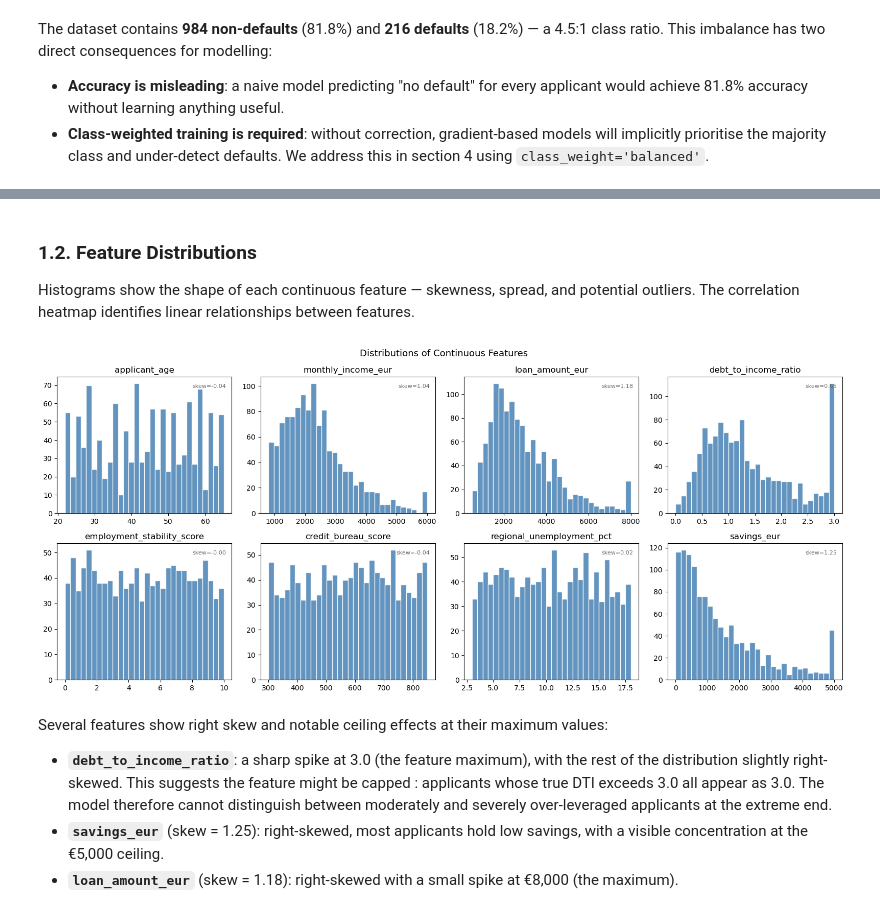
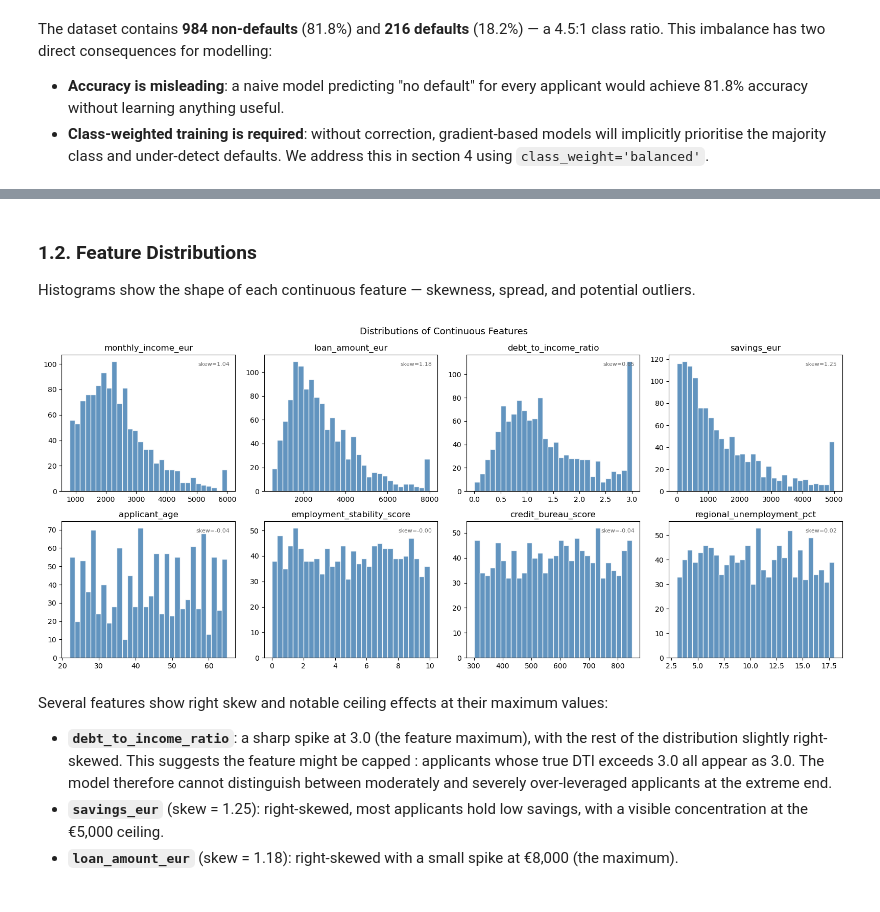
Before and after one commit to Than0316/ClearCredit, a Jupyter notebook: ML_final_project_B.ipynb, the cells around one changed output, grey strips where cells are left out. Cells and saved outputs as stored; diff of their text form; code cells hidden in the pictures.

```diff
--- a/ML_final_project_B.ipynb
+++ b/ML_final_project_B.ipynb
@@ -202,28 +242,28 @@ The dataset contains **984 non-defaults** (81.8%) and **216 defaults** (18.2%)
 # %% [markdown]
 ### 1.2. Feature Distributions
 
-Histograms show the shape of each continuous feature — skewness, spread, and potential outliers. The correlation heatmap identifies linear relationships between features.
+Histograms show the shape of each continuous feature — skewness, spread, and potential outliers.
 # %%
 # Histogram to show distrubution of continuous features
-continuous_cols = ['applicant_age', 'monthly_income_eur', 'loan_amount_eur',
-                   'debt_to_income_ratio', 'employment_stability_score',
-                   'credit_bureau_score', 'regional_unemployment_pct', 'savings_eur']
+continuous_cols = ['monthly_income_eur', 'loan_amount_eur',
+                   'debt_to_income_ratio', 'savings_eur', 'applicant_age', 'employment_stability_score',
+                   'credit_bureau_score', 'regional_unemployment_pct']
 
 fig, axes = plt.subplots(2, 4, figsize=(16, 7))
 axes = axes.flatten()
 
 for ax, col in zip(axes, continuous_cols):
     ax.hist(df[col], bins=30, color='steelblue', edgecolor='white', alpha=0.85)
     ax.set_title(col)
     skew = df[col].skew()
     ax.text(0.97, 0.95, f'skew={skew:.2f}', transform=ax.transAxes,
             ha='right', va='top', fontsize=8, color='dimgray')
 
 plt.suptitle('Distributions of Continuous Features', fontsize=13)
 plt.tight_layout()
 plt.show()
 # %% [output]
-[figure, old version]
+[figure, new version]
 # %% [markdown]
 Several features show right skew and notable ceiling effects at their maximum values:
 
```
Also changed, not shown: parts of 8 cells of this notebook, 9 other files.
